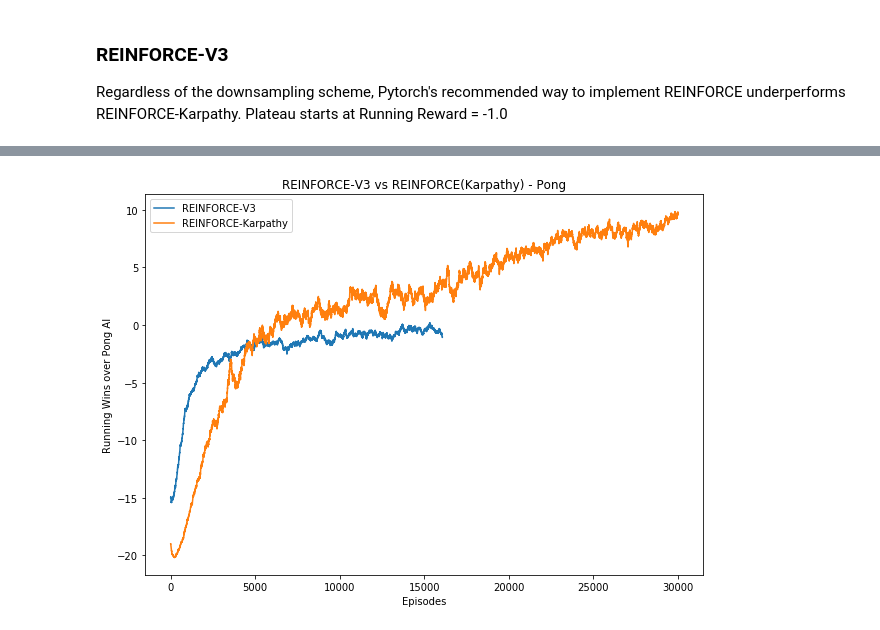
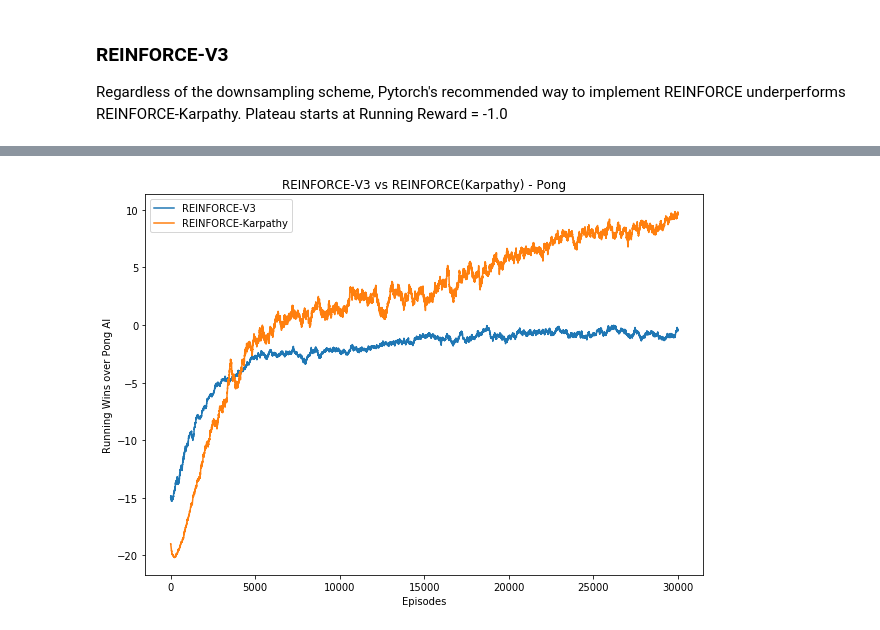
Before and after one commit to LUKELIEM/deep_rl, a Jupyter notebook: gym/reinforce.ipynb, the cells around one changed output, grey strips where cells are left out. Cells and saved outputs as stored; diff of their text form; code cells hidden in the pictures.

Commit message:
Run 30K episode for REINFORCE-V3 with RMSProp. Learning stagnates at 10K just like previous versions.

```diff
--- a/gym/reinforce.ipynb
+++ b/gym/reinforce.ipynb
@@ -1227,17 +1241,17 @@ plt.show()
 # %%
-data1 = pickle.load(open('./results/reinforce/reinforce-v3/pong_ep=16067history.p', 'rb'))
+data1 = pickle.load(open('./results/reinforce/pong_ep=30001history.p', 'rb'))
 data2 = pickle.load(open('./results/pg-numpy/reward_history-pg-numpy-30000ep-lr-1e-3.p', 'rb'))
 
 # Plot out reward and running reward over training episodes
 plt.figure(figsize=(10, 7))
 
 
 plt.plot(list(range(1,len(data1)+1)), np.array(data1)[:,1], label='REINFORCE-V3')
 plt.plot(list(range(1,len(data2)+1)), np.array(data2)[:,1], label='REINFORCE-Karpathy')
 plt.title('REINFORCE-V3 vs REINFORCE(Karpathy) - Pong')
 plt.xlabel('Episodes')
 plt.ylabel('Running Wins over Pong AI')
 plt.legend()
 plt.show()
 # %% [output]
-[figure, old version]
+[figure, new version]
```
Also changed, not shown: parts of 3 cells of this notebook, 1 other file.
